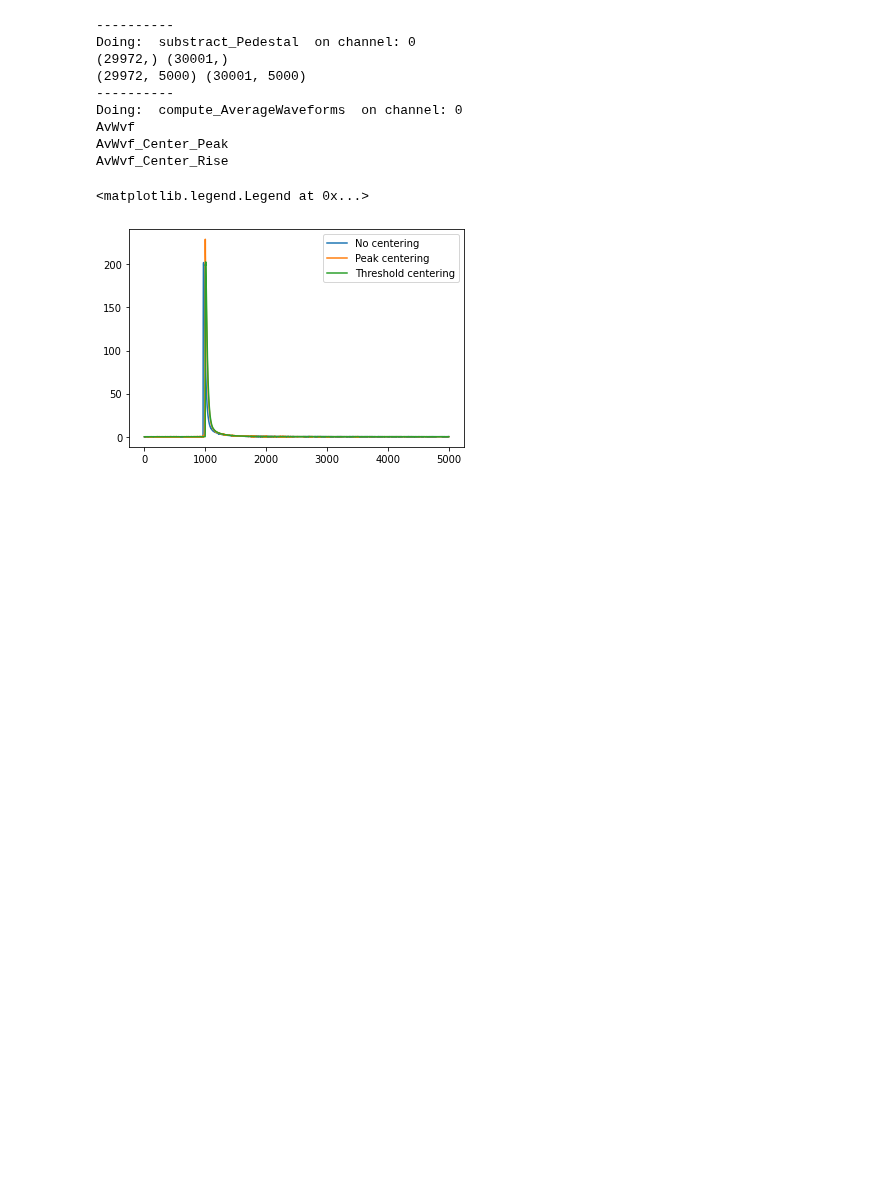
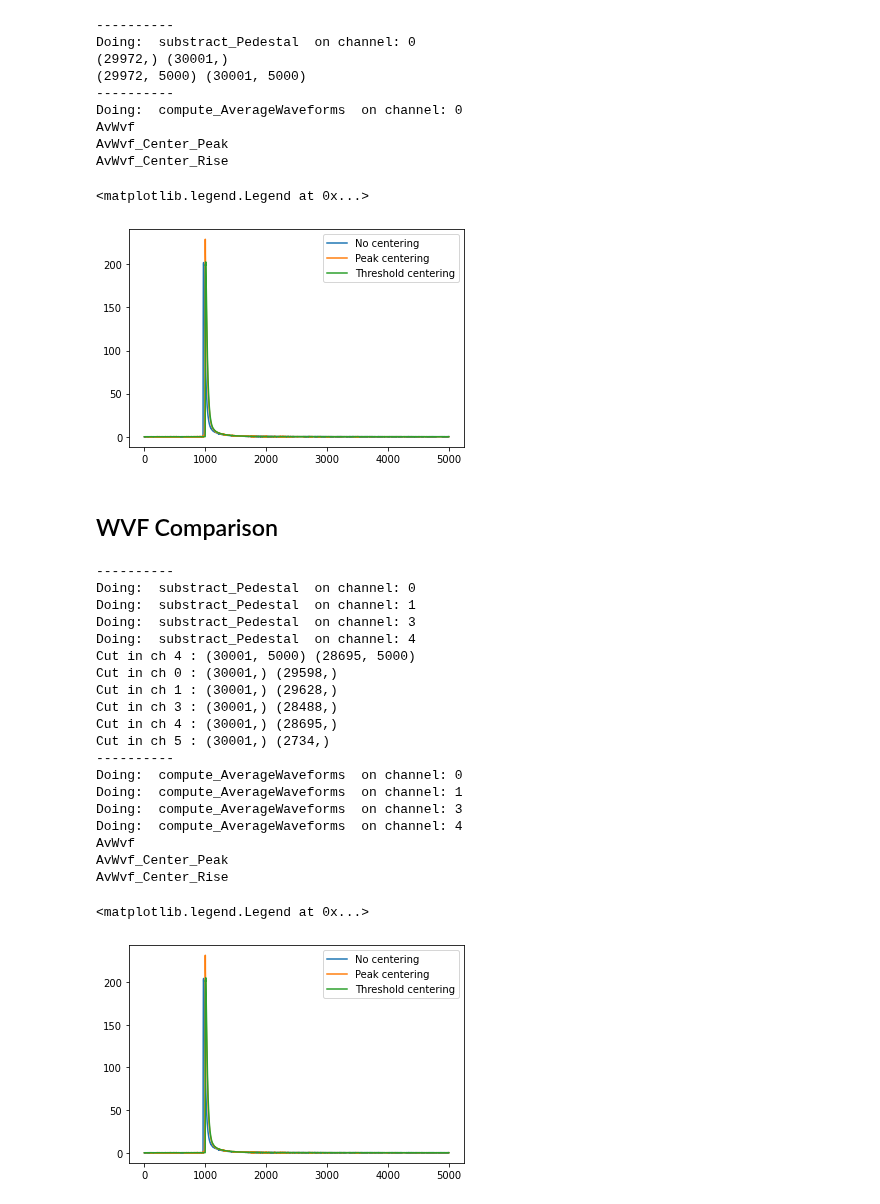
Before and after one commit to CIEMAT-Neutrino/SCINT, a Jupyter notebook: joython/joython_notebooks/Cuts.ipynb, the cells around one changed output. Drawn from its saved outputs; the diff is of its cells as text; code cells hidden in the pictures; blank space fills up the shorter version.

```diff
--- a/joython/joython_notebooks/Cuts.ipynb
+++ b/joython/joython_notebooks/Cuts.ipynb
@@ -9,10 +10,10 @@ DEBUG=False
 # %%
 # path ="/media/rodrigoa/2Gb/data/SBND_XA_PDE/SBND_XA_VIS/joython/"
-path="/media/rodrigoa/DiscoDuro/SBND_XA_VIS/joython/"
+path="/media/rodrigoa/DiscoDuro/SBND_XA_PDE/APSAIA_VIS/joython/"
 
 for run in range(6,7):
     if run==3:continue # Rodrigo forgot one run :D
-    Run_props=open_run_properties(run,"../macros/Runs_list.xlsx")
+    Run_props=open_run_properties(run,"../macros/APSAIA_VUV.xlsx")
     run_path=path+"run"+str(run).zfill(2)+"/";
 
     compress=False
@@ -54,3 +55,60 @@ AvWvf_Center_Peak
 AvWvf_Center_Rise
 <matplotlib.legend.Legend at 0x...>
 [figure]
+# %% [markdown]
+## WVF Comparison
+# %%
+week="APSAIA_VIS"
+# path ="/media/rodrigoa/2Gb/data/SBND_XA_PDE/SBND_XA_VIS/joython/"
+path="/media/rodrigoa/DiscoDuro/SBND_XA_PDE/"+week+"/joython/"
+
+for run in range(6,7):
+    if run==3:continue # Rodrigo forgot one run :D
+    Run_props=open_run_properties(run,"../macros/APSAIA_VUV.xlsx")
+    run_path=path+"run"+str(run).zfill(2)+"/";
+
+    compress=False
+    Pedestal_vars=open_run_var(run_path,"Pedestal_vars",Run_props["Channels"],compressed=compress)
+    Peak_vars    =open_run_var(run_path,"Peak_vars"    ,Run_props["Channels"],compressed=compress)
+
+
+    RawADC=open_run_var(run_path,"RawADC",[0,1,3,4],compressed=compress)
+    ADC=do_run_things((RawADC,Pedestal_vars,Run_props["Polarity"]),substract_Pedestal)
+
+    peak_cut=VARsAsDataFrame((Peak_vars,));
+
+    del RawADC
+
+# Dummy example
+
+Avg_wvf=do_run_things((
+                       Apply_cut_to_VAR((peak_cut["PeakTime"]>925)*(peak_cut["Peak"]>50),ADC   ),
+                       Apply_cut_to_VAR((peak_cut["PeakTime"]>925)*(peak_cut["Peak"]>50),Peak_vars),
+                       ),compute_AverageWaveforms)
+del ADC
+for alg in Avg_wvf[0]:
+    print (alg)
+    plt.plot(Avg_wvf[0][alg])
+plt.legend(["No centering","Peak centering","Threshold centering"])
+# %% [output]
+----------
+Doing:  substract_Pedestal  on channel: 0
+Doing:  substract_Pedestal  on channel: 1
+Doing:  substract_Pedestal  on channel: 3
+Doing:  substract_Pedestal  on channel: 4
+Cut in ch 4 : (30001, 5000) (28695, 5000)
+Cut in ch 0 : (30001,) (29598,)
+Cut in ch 1 : (30001,) (29628,)
+Cut in ch 3 : (30001,) (28488,)
+Cut in ch 4 : (30001,) (28695,)
+Cut in ch 5 : (30001,) (2734,)
+----------
+Doing:  compute_AverageWaveforms  on channel: 0
+Doing:  compute_AverageWaveforms  on channel: 1
+Doing:  compute_AverageWaveforms  on channel: 3
+Doing:  compute_AverageWaveforms  on channel: 4
+AvWvf
+AvWvf_Center_Peak
+AvWvf_Center_Rise
+<matplotlib.legend.Legend at 0x...>
+[figure, added]
```
Also changed, not shown: parts of 3 cells of this notebook, 10 other files.
